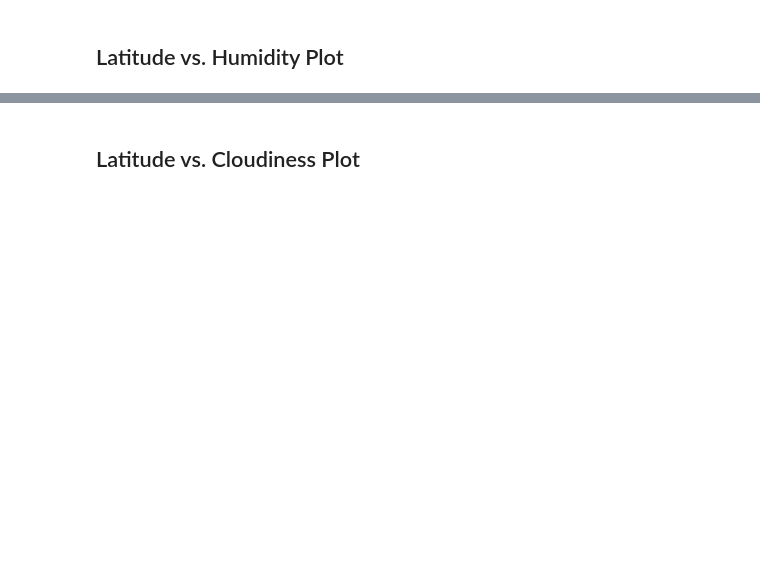
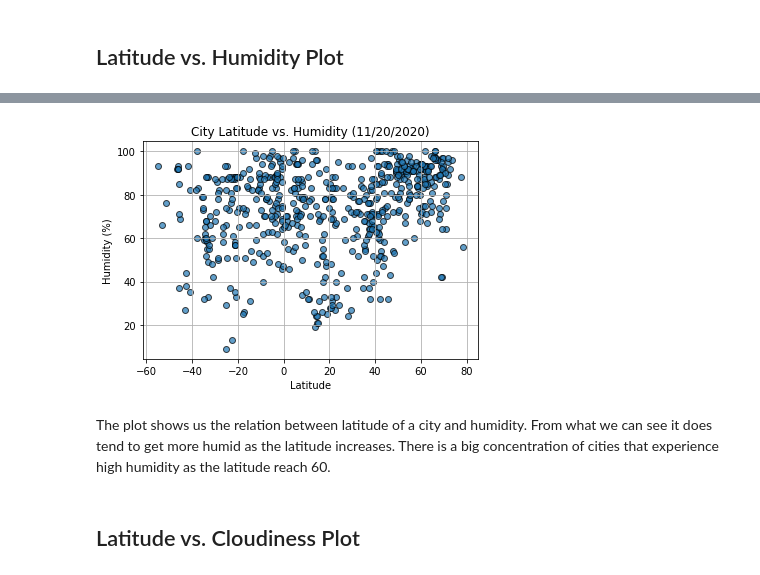
Before and after one commit to leonardz17/Python_API_Challenge, a Jupyter notebook: WeatherPy/WeatherPy-Working.ipynb, the cells around one changed output, grey strips where cells are left out. Saved outputs shown, nothing was run; the diff lists cells and outputs as text; code cells hidden in the pictures; blank space fills up the shorter version.

```diff
--- a/WeatherPy/WeatherPy-Working.ipynb
+++ b/WeatherPy/WeatherPy-Working.ipynb
@@ -196,2 +202,15 @@ Int64Index([], dtype='int64')
+# %%
+plt.scatter(city_data_df["Lat"]
+            ,city_data_df["Humidity"],edgecolor='black',alpha=0.7)
+plt.xlabel("Latitude")
+plt.ylabel("Humidity (%)")
+plt.title("City Latitude vs. Humidity (11/20/2020)")
+plt.grid(b=True)
+plt.savefig("output_data/lat_hum.png")
+plt.show()
+# %% [output]
+[figure, added]
+# %% [markdown]
+The plot shows us the relation between latitude of a city and humidity. From what we can see it does tend to get more humid as the latitude increases. There is a big concentration of cities that experience high humidity as the latitude reach 60.
 # %% [markdown]
 ## Latitude vs. Cloudiness Plot
```
Also changed, not shown: parts of 39 cells of this notebook, 12 other files.
